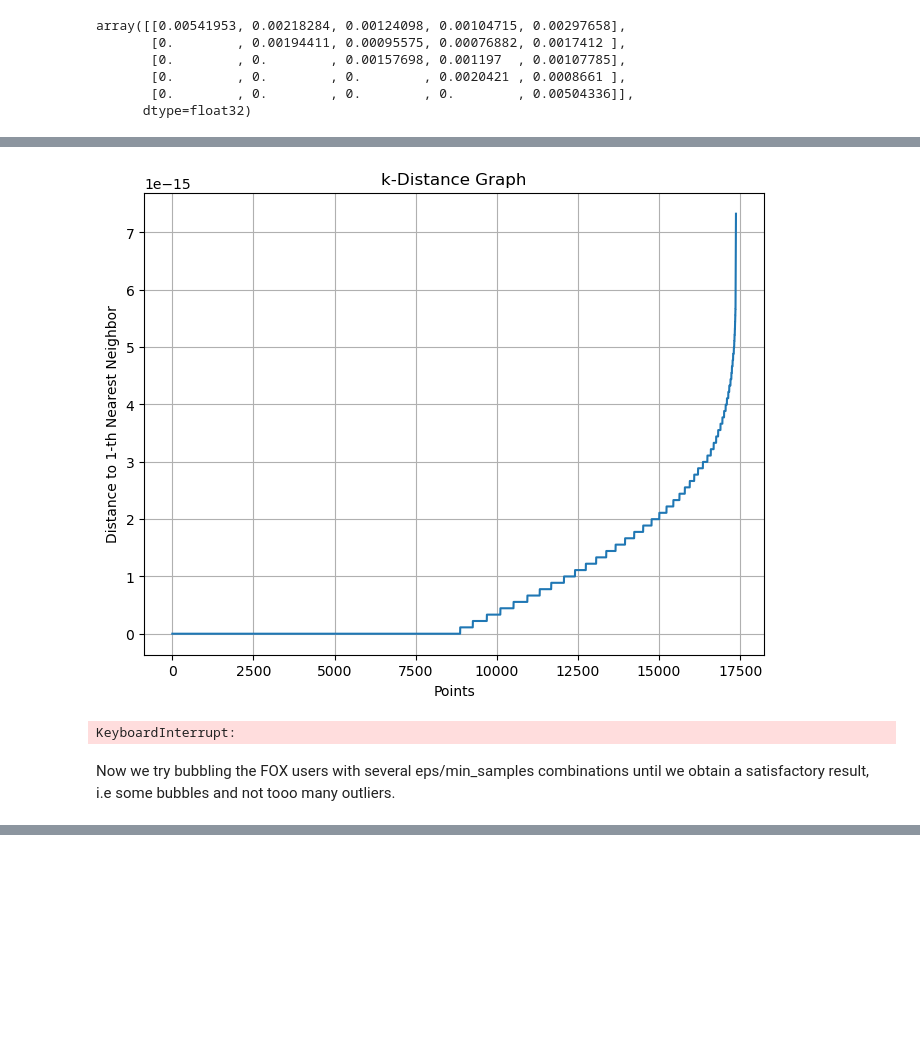
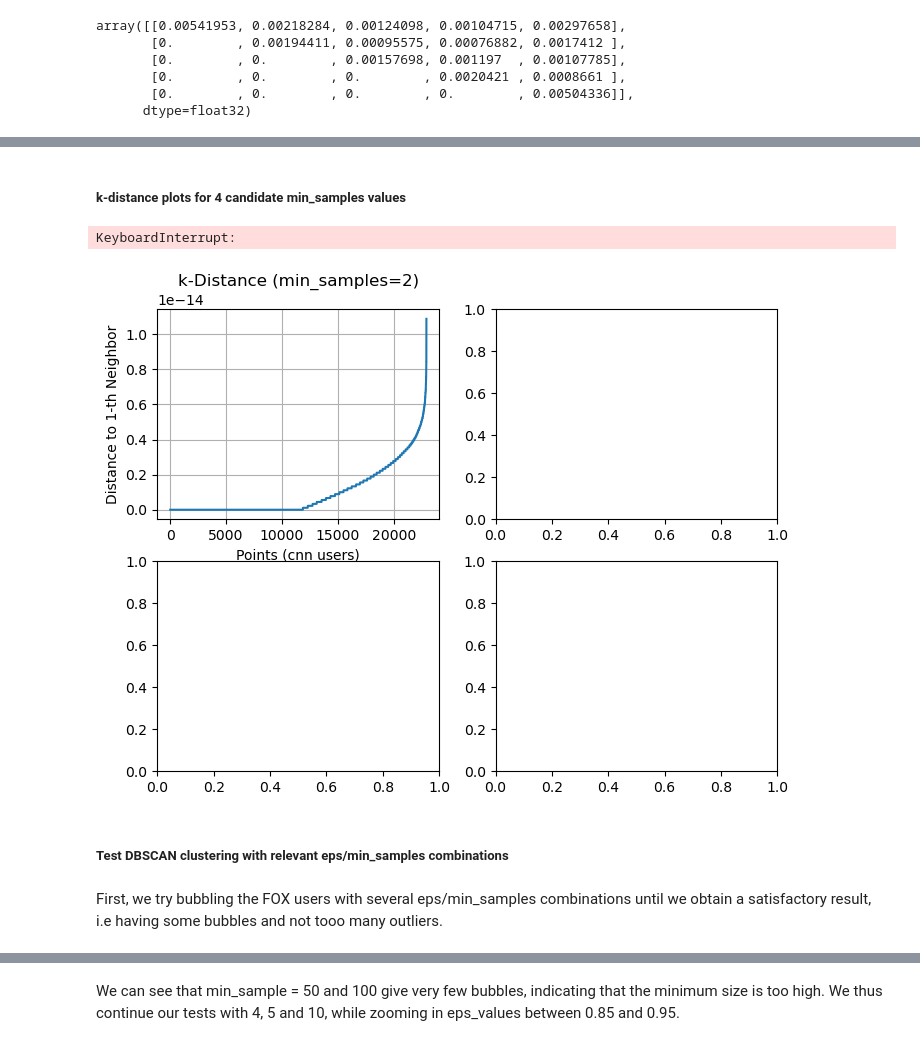
Before and after one commit to epfl-ada/ada-2024-project-thedataminions, a Jupyter notebook: results.ipynb, the cells around one changed output, grey strips where cells are left out. Drawn from its saved outputs; the diff is of its cells as text; code cells hidden in the pictures; blank space fills up the shorter version.

Commit message:
DBSCAN and sparse matrices with cosine. No adequate plots yet.

```diff
--- a/results.ipynb
+++ b/results.ipynb
@@ -2610,9 +2617,14 @@ To do so, plot the k-distance graph and take the value on y-axis at the elbow po
+# %%
+video_author_matrices = {'cnn': video_author_matrix_cnn_cluster,
+                        'abc': video_author_matrix_abc_cluster,
+                        'bbc': video_author_matrix_bbc_cluster,
+                        'aje': video_author_matrix_aje_cluster,
+                        'fox': video_author_matrix_fox_cluster}
 # %%
-from sklearn.neighbors import NearestNeighbors
-from sklearn.metrics import pairwise_distances
-from sklearn.cluster import DBSCAN
-from sklearn.decomposition import PCA
-
 # Calculate pairwise distances (cosine distances between users)
 # Using the video-author matrix transposed as your input matrix
-distance_matrix = pairwise_distances(video_author_matrix_fox_cluster.T, metric='cosine')
+distance_matrices = {}
+
+for key in video_author_matrices.keys():
+    distance_matrix = pairwise_distances(video_author_matrices[key].T, metric='cosine')
+    distance_matrices[key] = distance_matrix
@@ -2651,30 +2708,45 @@ Maximum Cosine Distance: 1.0
+# %% [markdown]
+##### k-distance plots for 4 candidate min_samples values
 # %%
 #plot k-distance graph with different candidates min_samples values
 
 candidate_min_samples = [2, 5, 10, 20]
 
-for min_sample in candidate_min_samples:
-    # Find the k-nearest neighbors (k = min_samples - 1)
+#for key in distance_matrices.keys():
+key= 'cnn'
+
+#create subplots
+fig, ax = plt.subplots( 2, 2, figsize=(8, 6))
+# Flatten axes for easier iteration
+ax = ax.flatten()
+
+for i, min_sample in enumerate(candidate_min_samples):
+# Find the k-nearest neighbors (k = min_samples - 1)
     k = min_sample - 1
     neighbors = NearestNeighbors(n_neighbors=k, metric='cosine')
-    neighbors.fit(distance_matrix)
+    neighbors.fit(distance_matrices[key])
 
     # Compute the distances to the k-th nearest neighbor for each user
-    distances, indices = neighbors.kneighbors(distance_matrix)
+    distances, indices = neighbors.kneighbors(distance_matrices[key])
 
-    # Plot the k-distance graph (sorted distances)
-    plt.figure(figsize=(8, 6))
-    plt.plot(np.sort(distances[:, -1]))  # distances to the k-th nearest neighbor
-    plt.title("k-Distance Graph")
-    plt.xlabel("Points")
-    plt.ylabel(f"Distance to {k}-th Nearest Neighbor")
-    plt.grid(True)
-    plt.show()
+    # Sort distances and plot
+    sorted_distances = np.sort(distances[:, -1])
+    ax[i].plot(sorted_distances)
+    ax[i].set_title(f"k-Distance (min_samples={min_sample})")
+    ax[i].set_xlabel(f"Points ({key} users)")
+    ax[i].set_ylabel(f"Distance to {k}-th Neighbor")
+    ax[i].grid(True)
+
+# Adjust layout
+plt.tight_layout()
+plt.show()
 # %% [output]
+KeyboardInterrupt:
-[figure, old version]
+[figure, new version]
-KeyboardInterrupt:
+# %% [markdown]
+##### Test DBSCAN clustering with relevant eps/min_samples combinations
 # %% [markdown]
-Now we try bubbling the FOX users with several eps/min_samples combinations until we obtain a satisfactory result, i.e some bubbles and not tooo many outliers.
+First, we try bubbling the FOX users with several eps/min_samples combinations until we obtain a satisfactory result, i.e having some bubbles and not tooo many outliers.
 # %%
 eps_values = [0.6, 0.8, 0.9]
 min_samples_values = [4, 5, 10, 50, 100]
@@ -2705,4 +2777,6 @@ eps=0.900000, min_samples=5: 6 clusters, 11868 outliers
 eps=0.900000, min_samples=10: 3 clusters, 11989 outliers
 eps=0.900000, min_samples=50: 1 clusters, 12555 outliers
 eps=0.900000, min_samples=100: 1 clusters, 12863 outliers
+# %% [markdown]
+We can see that min_sample = 50 and 100 give very few bubbles, indicating that the minimum size is too high. We thus continue our tests with 4, 5 and 10, while zooming in eps_values between 0.85 and 0.95.
 # %%
```
Also changed, not shown: parts of 28 cells of this notebook, 1 other file.
